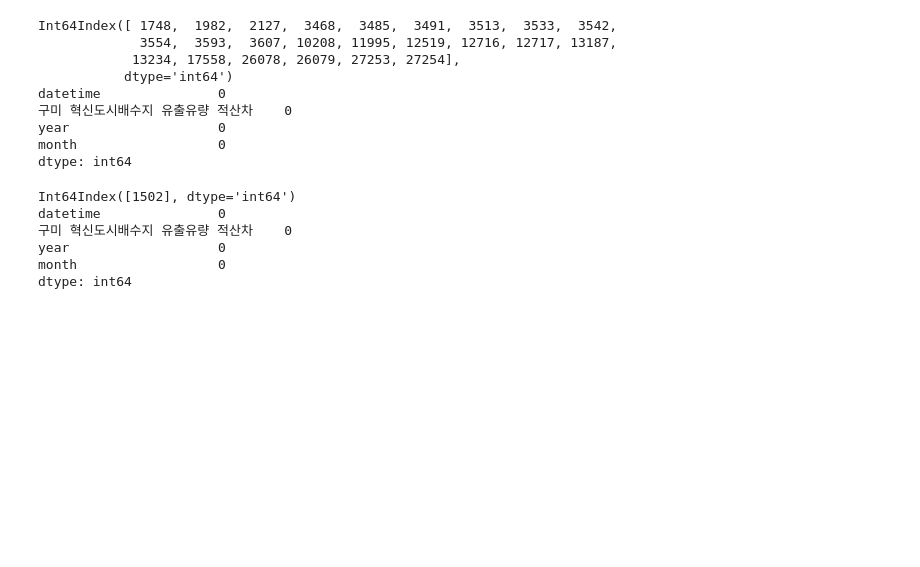
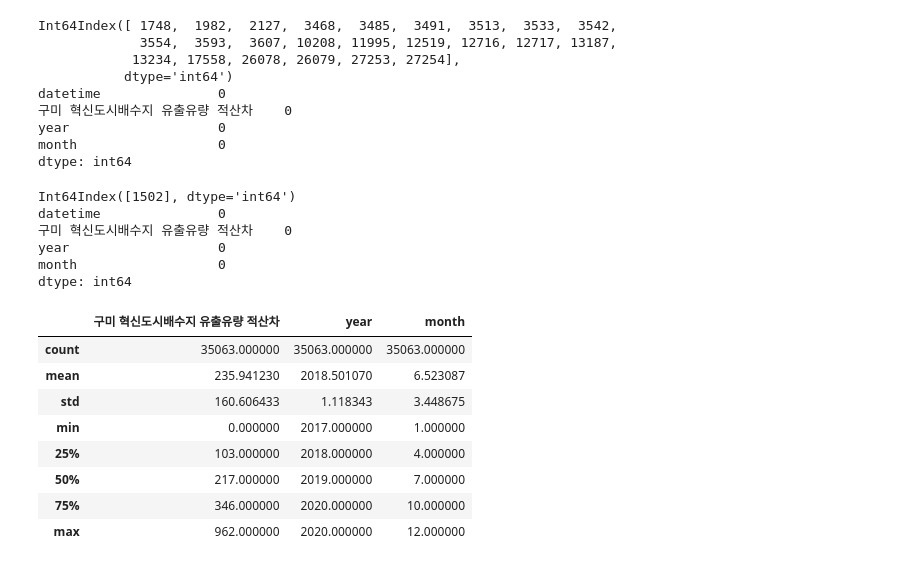
Before and after one commit to qkrwjdtn1236/2023_1_KMU_TeamTeamClass, a Jupyter notebook: data_als1.ipynb, the cells around one changed output. Drawn from its saved outputs; the diff is of its cells as text; code cells hidden in the pictures; blank space fills up the shorter version.

```diff
--- a/data_als1.ipynb
+++ b/data_als1.ipynb
@@ -67,3 +67,15 @@ datetime               0
 year                   0
 month                  0
 dtype: int64
+# %%
+train.describe()
+# %% [output]
+|  | 구미 혁신도시배수지 유출유량 적산차 | year | month |
+| count | 35063.000000 | 35063.000000 | 35063.000000 |
+| mean | 235.941230 | 2018.501070 | 6.523087 |
+| std | 160.606433 | 1.118343 | 3.448675 |
+| min | 0.000000 | 2017.000000 | 1.000000 |
+| 25% | 103.000000 | 2018.000000 | 4.000000 |
+| 50% | 217.000000 | 2019.000000 | 7.000000 |
+| 75% | 346.000000 | 2020.000000 | 10.000000 |
+| max | 962.000000 | 2020.000000 | 12.000000 |
```
Also changed, not shown: parts of 5 cells of this notebook, 5 other files.
